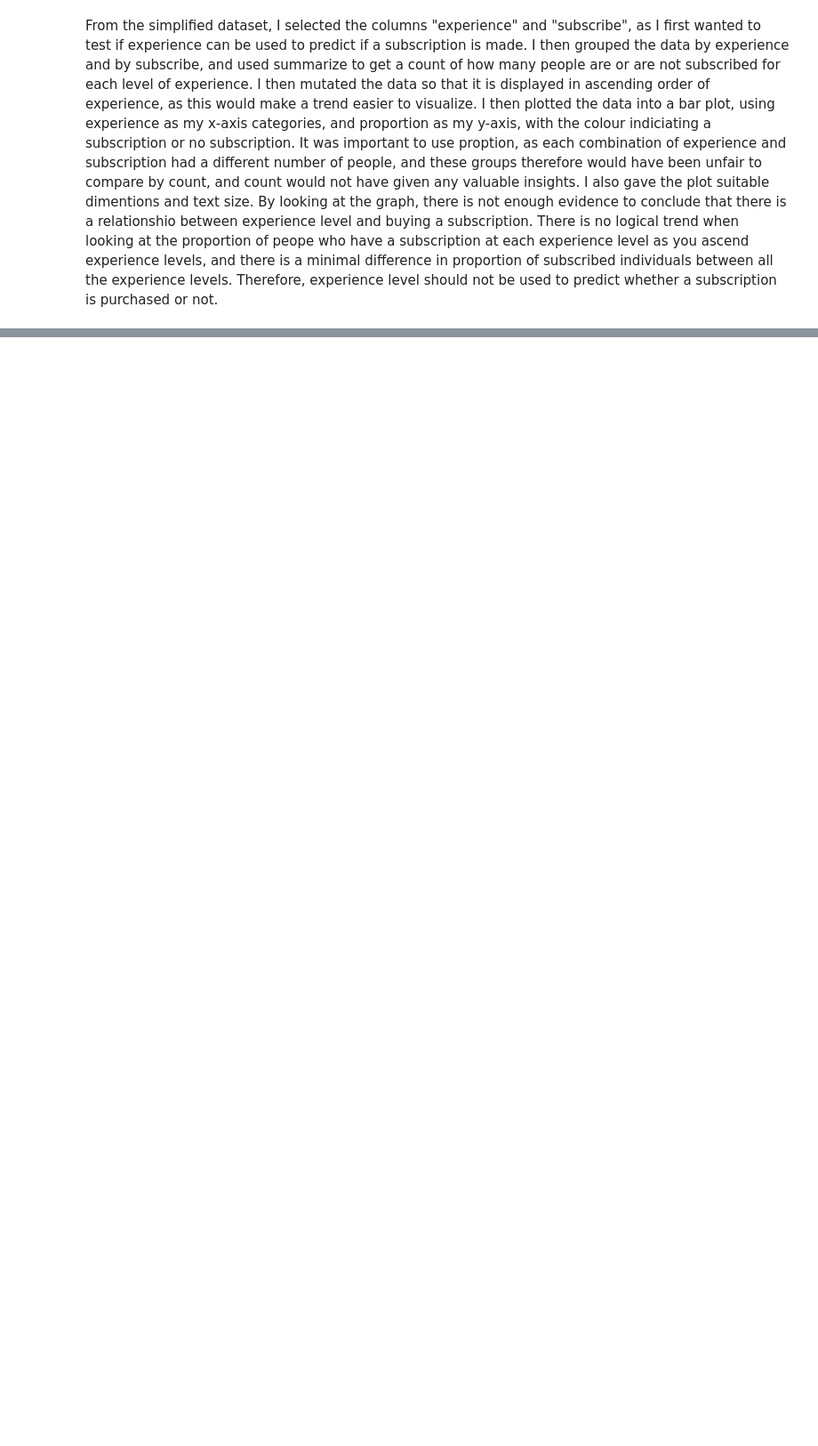
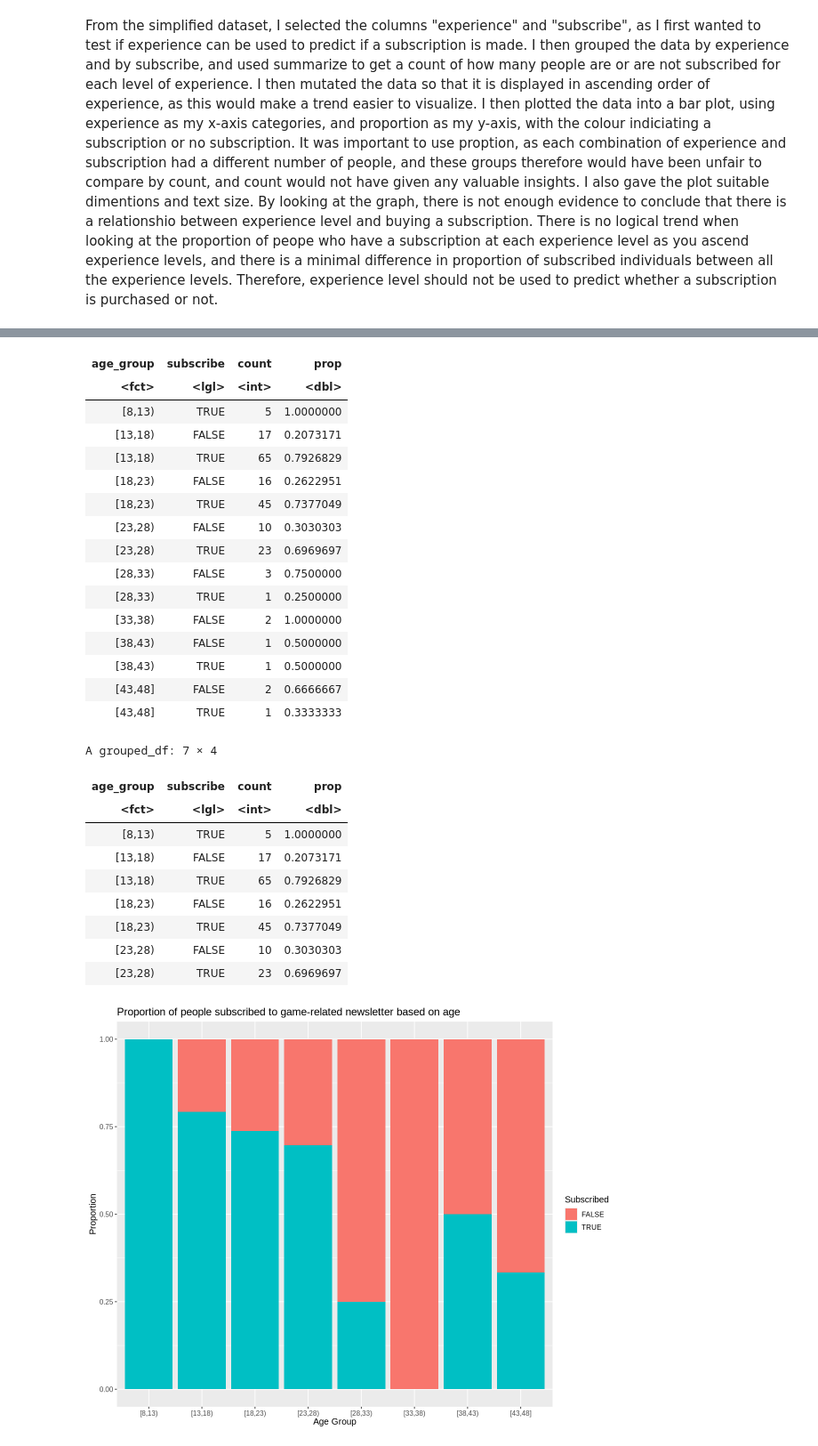
Before and after one commit to aposton2312/dsci100projecty, a Jupyter notebook: project.ipynb, the cells around one changed output, grey strips where cells are left out. Shown at 89% size. Saved outputs shown, nothing was run; the diff lists cells and outputs as text; code cells hidden in the pictures; blank space fills up the shorter version.

```diff
--- a/project.ipynb
+++ b/project.ipynb
@@ -194,0 +195,35 @@ From the simplified dataset, I selected the columns "gender" and "subscribe", as
+# %%
+players_age<- players_simple |>
+select(Age, subscribe) |>
+filter(!is.na(Age)) |>
+  mutate(age_group = cut(Age,
+                         breaks = seq(floor(min(Age)), ceiling(max(Age)), by = 5),
+                         include.lowest = TRUE,
+                         right = FALSE)) |>
+  group_by(age_group, subscribe) |>
+  summarise(count = n(), .groups = "drop") |>
+  group_by(age_group) |>
+  mutate(prop = count / sum(count)) |>
+  filter(!is.na(age_group))
+players_age
+
+players_age_best<- players_age |>
+filter(age_group=="[8,13)" | age_group=="[13,18)" | age_group=="[18,23)" | age_group=="[23,28)")
+players_age_best
+
+options(repr.plot.width=10, repr.plot.height=8)
+age_plot<- players_age |>
+ggplot(aes(x=age_group, y=count, fill=subscribe)) +
+geom_bar(stat="identity", position="fill")+
+labs(x="Age Group", y="Proportion", title="Proportion of people subscribed to game-related newsletter based on age", fill="Subscribed")+
+theme(text=element_text(size=12))
+age_plot
+
+options(repr.plot.width=10, repr.plot.height=8)
+age_plot_filtered<- players_age_best |>
+ggplot(aes(x=age_group, y=count, fill=subscribe)) +
+geom_bar(stat="identity", position="fill")+
+labs(x="Age Group", y="Proportion", title="Proportion of people subscribed to game-related newsletter based on age", fill="Subscribed")+
+theme(text=element_text(size=12))
+age_plot_filtered
+# %% [output]
@@ -194,0 +231,27 @@ From the simplified dataset, I selected the columns "gender" and "subscribe", as
+| age_group | subscribe | count | prop |
+| <fct> | <lgl> | <int> | <dbl> |
+| [8,13) | TRUE | 5 | 1.0000000 |
+| [13,18) | FALSE | 17 | 0.2073171 |
+| [13,18) | TRUE | 65 | 0.7926829 |
+| [18,23) | FALSE | 16 | 0.2622951 |
+| [18,23) | TRUE | 45 | 0.7377049 |
+| [23,28) | FALSE | 10 | 0.3030303 |
+| [23,28) | TRUE | 23 | 0.6969697 |
+| [28,33) | FALSE | 3 | 0.7500000 |
+| [28,33) | TRUE | 1 | 0.2500000 |
+| [33,38) | FALSE | 2 | 1.0000000 |
+| [38,43) | FALSE | 1 | 0.5000000 |
+| [38,43) | TRUE | 1 | 0.5000000 |
+| [43,48] | FALSE | 2 | 0.6666667 |
+| [43,48] | TRUE | 1 | 0.3333333 |
+A grouped_df: 7 × 4
+| age_group | subscribe | count | prop |
+| <fct> | <lgl> | <int> | <dbl> |
+| [8,13) | TRUE | 5 | 1.0000000 |
+| [13,18) | FALSE | 17 | 0.2073171 |
+| [13,18) | TRUE | 65 | 0.7926829 |
+| [18,23) | FALSE | 16 | 0.2622951 |
+| [18,23) | TRUE | 45 | 0.7377049 |
+| [23,28) | FALSE | 10 | 0.3030303 |
+| [23,28) | TRUE | 23 | 0.6969697 |
+[figure, added]
```
Also changed, not shown: parts of 7 cells of this notebook.
